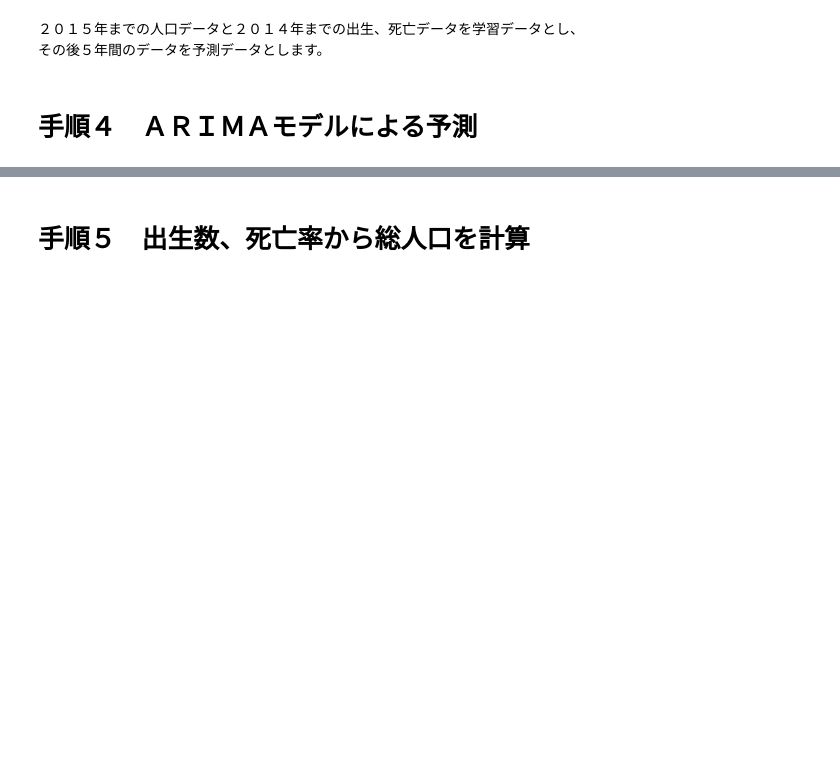
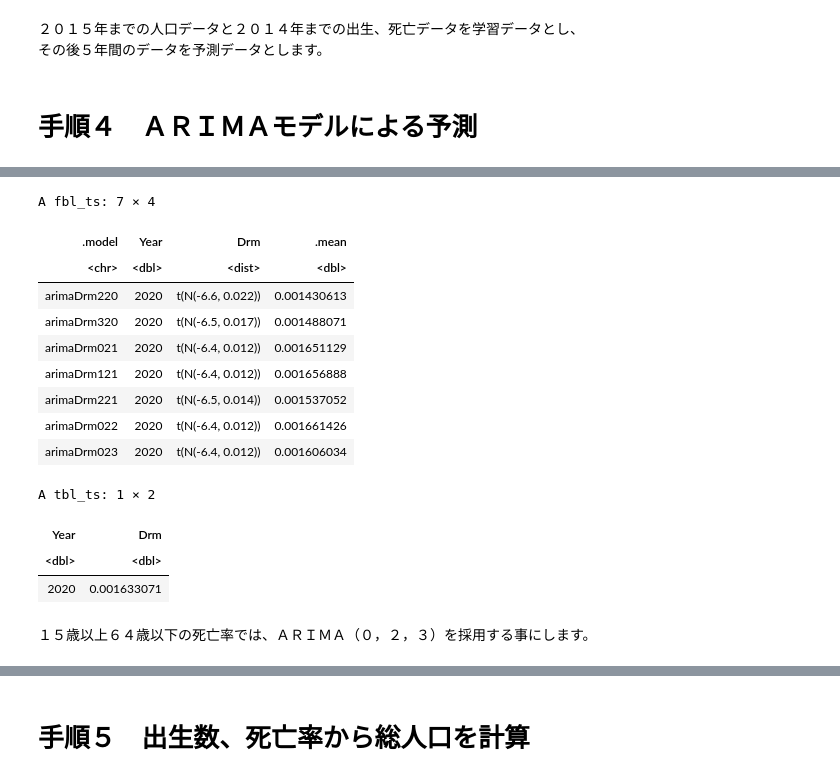
Before and after one commit to u-10bei/Population_Projections, a Jupyter notebook: ipynb/R_ARIMA_4.ipynb, the cells around one changed output, grey strips where cells are left out. Cells and saved outputs as stored; diff of their text form; code cells hidden in the pictures; blank space fills up the shorter version.

```diff
--- a/ipynb/R_ARIMA_4.ipynb
+++ b/ipynb/R_ARIMA_4.ipynb
@@ -277,0 +379,38 @@ A fbl_ts: 6 × 4
+# %%
+pop_train4 |>
+  model(
+    arimaDrm220 = ARIMA( log( Drm ) ~ 0 + pdq( 2, 2, 0 )),
+    arimaDrm320 = ARIMA( log( Drm ) ~ 0 + pdq( 3, 2, 0 )),
+    arimaDrm021 = ARIMA( log( Drm ) ~ 0 + pdq( 0, 2, 1 )),
+    arimaDrm121 = ARIMA( log( Drm ) ~ 0 + pdq( 1, 2, 1 )),
+    arimaDrm221 = ARIMA( log( Drm ) ~ 0 + pdq( 2, 2, 1 )),
+    arimaDrm022 = ARIMA( log( Drm ) ~ 0 + pdq( 0, 2, 2 )),
+    arimaDrm023 = ARIMA( log( Drm ) ~ 0 + pdq( 0, 2, 3 ))) ->
+pop_arimaDrm
+
+# ＡＲＩＭＡによる予測
+pop_arimaDrm |>
+  forecast( h = "6 years") ->
+pop_arimaDrm_f
+pop_arimaDrm_f |>
+  filter( Year == 2020 )
+pop_test4 |>
+  select( Year, Drm ) |>
+  tail( 1 )
+# %% [output]
+A fbl_ts: 7 × 4
+| .model | Year | Drm | .mean |
+| <chr> | <dbl> | <dist> | <dbl> |
+| arimaDrm220 | 2020 | t(N(-6.6, 0.022)) | 0.001430613 |
+| arimaDrm320 | 2020 | t(N(-6.5, 0.017)) | 0.001488071 |
+| arimaDrm021 | 2020 | t(N(-6.4, 0.012)) | 0.001651129 |
+| arimaDrm121 | 2020 | t(N(-6.4, 0.012)) | 0.001656888 |
+| arimaDrm221 | 2020 | t(N(-6.5, 0.014)) | 0.001537052 |
+| arimaDrm022 | 2020 | t(N(-6.4, 0.012)) | 0.001661426 |
+| arimaDrm023 | 2020 | t(N(-6.4, 0.012)) | 0.001606034 |
+A tbl_ts: 1 × 2
+| Year | Drm |
+| <dbl> | <dbl> |
+| 2020 | 0.001633071 |
+# %% [markdown]
+１５歳以上６４歳以下の死亡率では、ＡＲＩＭＡ（０，２，３）を採用する事にします。
```
Also changed, not shown: parts of 23 cells of this notebook.
